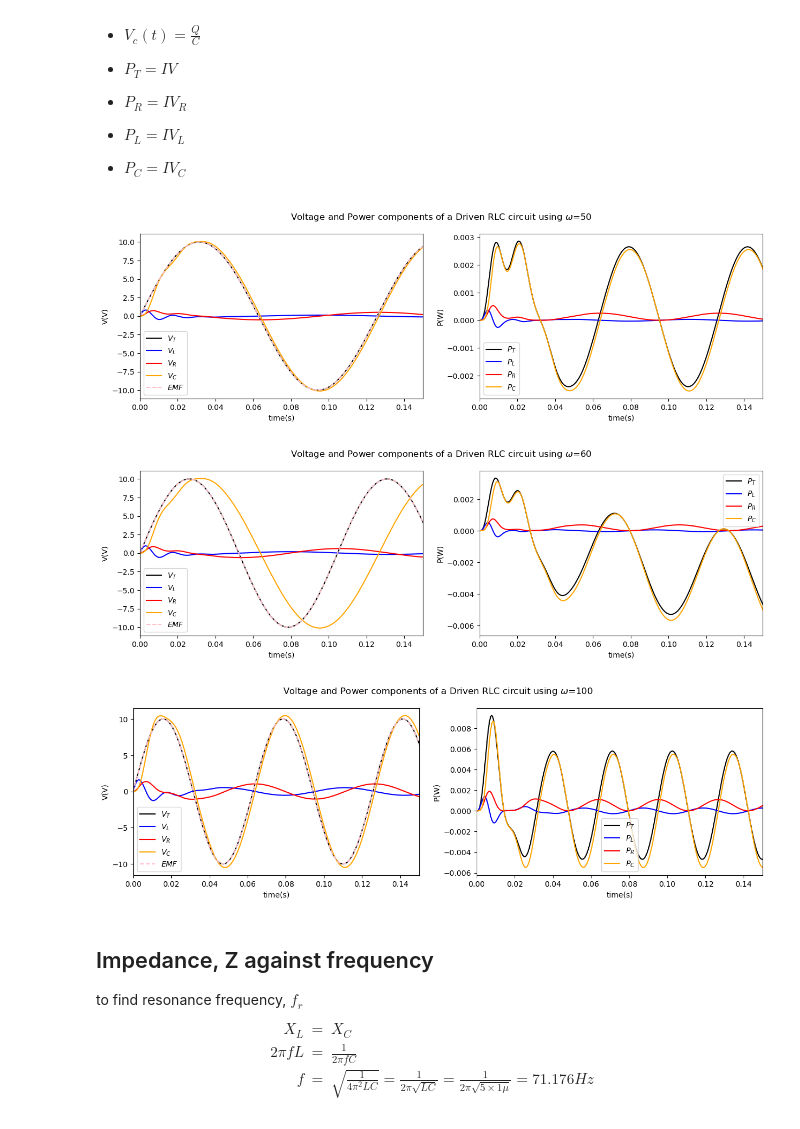
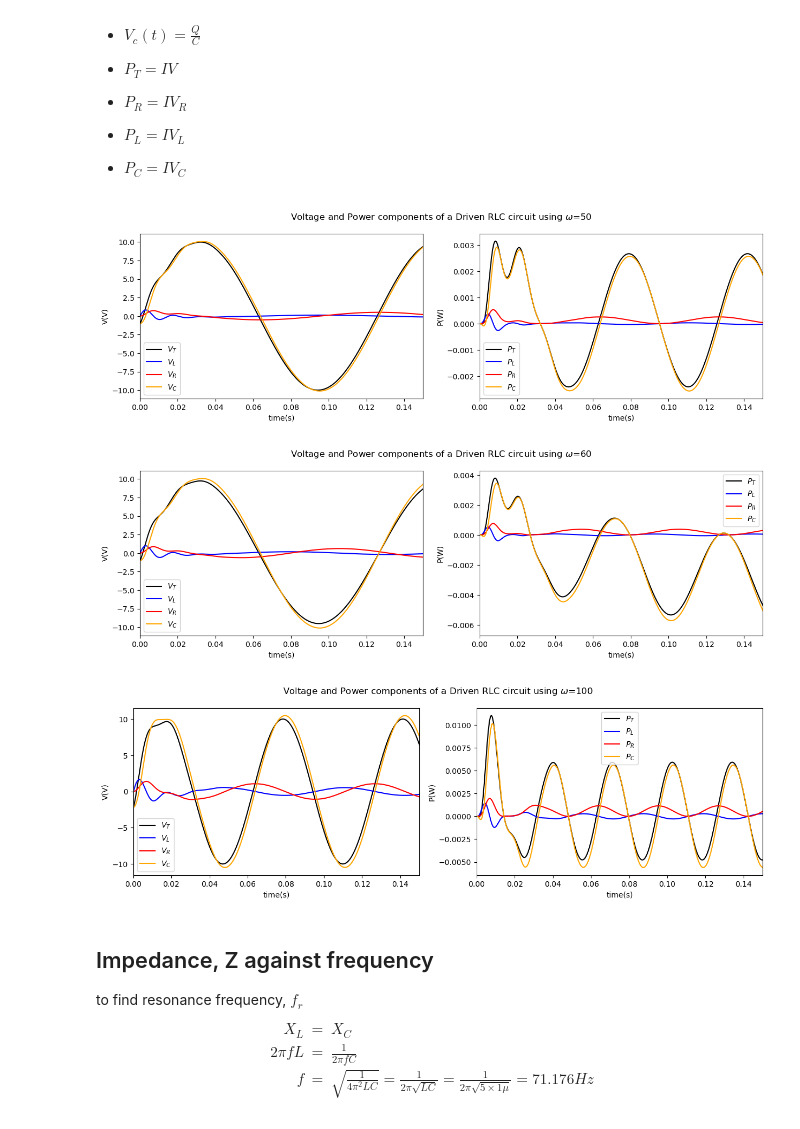
Before and after one commit to Bwimmin/Driven-RLC-Circuit, a Jupyter notebook: Driven RLC Circuit.ipynb, the cells around one changed output. Drawn from its saved outputs; the diff is of its cells as text; code cells hidden in the pictures.

```diff
--- a/Driven RLC Circuit.ipynb
+++ b/Driven RLC Circuit.ipynb
@@ -80,7 +77,7 @@ def RLC (omega, C, L, R, FD, t, dt) :
 # %%
-A_Q50 ,A_I50, EMF50, A_P50,  N_I50, N_Q50, VT50, N_P50 = RLC (50, C, L, R, FD, t, dt)
-A_Q60 ,A_I60, EMF60, A_P60,  N_I60, N_Q60, VT60, N_P60 = RLC (60, C, L, R, FD, t, dt)
-A_Q100,A_I100,EMF100, A_P100,N_I100,N_Q100,VT100, N_P100 = RLC (100, C, L, R, FD, t, dt)
+A_Q50 ,A_I50, A_V50, A_P50,  N_I50, N_Q50, N_V50, N_P50 = RLC (50, C, L, R, FD, t, dt)
+A_Q60 ,A_I60, A_V60, A_P60,  N_I60, N_Q60, N_V60, N_P60 = RLC (60, C, L, R, FD, t, dt)
+A_Q100,A_I100,A_V100, A_P100,N_I100,N_Q100,N_V100, N_P100 = RLC (100, C, L, R, FD, t, dt)
 # %%
 fig, (ax1, ax2, ax3, ax4) = plt.subplots(1, 4, figsize=(25, 4))
 
@@ -217,7 +214,7 @@ using $\omega=100$
 - $P_L = IV_L$
 - $P_C = IV_C$
 # %%
-def VandP_components (VT, I, Q, R, L, C, dt) :
+def VandP_components (V, I, Q, R, L, C, dt) :
 
     VR = I*R
     VL = L*np.gradient(I)/dt
@@ -232,9 +229,9 @@ def VandP_components (VT, I, Q, R, L, C, dt) :
 
     return VT, VR, VL, VC, PT, PR, PL, PC
 
-VT50_comp, VR50, VL50, VC50, PT50, PR50, PL50, PC50 = VandP_components (VT50, A_I50, A_Q50, R, L, C, dt)
-VT60_comp, VR60, VL60, VC60, PT60, PR60, PL60, PC60 = VandP_components (VT60, A_I60, A_Q50, R, L, C, dt)
-VT100_comp,  VR100, VL100, VC100, PT100, PR100, PL100, PC100 = VandP_components (VT100, A_I100, A_Q100, R, L, C, dt)
+VT50_comp, VR50, VL50, VC50, PT50, PR50, PL50, PC50 = VandP_components (A_V50, A_I50, A_Q50, R, L, C, dt)
+VT60_comp, VR60, VL60, VC60, PT60, PR60, PL60, PC60 = VandP_components (A_V60, A_I60, A_Q50, R, L, C, dt)
+VT100_comp,  VR100, VL100, VC100, PT100, PR100, PL100, PC100 = VandP_components (A_V100, A_I100, A_Q100, R, L, C, dt)
 # %%
 fig, (ax1, ax2) = plt.subplots(1, 2, figsize=(15, 4))
 
@@ -244,7 +241,7 @@ ax1.plot(t,      VT50_comp,     color = 'black' ,label = r'$V_T$',)
 ax1.plot(t,      VL50,     color = 'blue'  ,label = r'$V_L $')
 ax1.plot(t,      VR50,     color = 'red'   ,label = r'$V_R $')
 ax1.plot(t,      VC50,     color = 'orange',label = r'$V_C $')
-ax1.plot(t,      EMF50,  '--',   color = 'pink' ,label = r'$EMF$',)
+#ax1.plot(t,      EMF50,  '--',   color = 'pink' ,label = r'$EMF$',)
 
 ax2.plot(t,      PT50,    color = 'black', label = r'$P_T$')
 ax2.plot(t,      PL50,    color = 'blue',  label = r'$P_L $')
@@ -260,18 +257,18 @@ ax1.set_xlim(0,0.15)
 ax2.set_xlim(0,0.15)
 plt.savefig('Voltage and power components of a RLC circuit using omega=50.png')
 # %% [output]
-[figure, old version]
+[figure, new version]
 # %%
 fig, (ax1, ax2) = plt.subplots(1, 2, figsize=(15, 4))
 
 fig.suptitle(r'Voltage and Power components of a Driven RLC circuit using $\omega$=60')
 
-ax1.plot(t,      VT60,     color = 'black' ,label = r'$V_T$',)
+ax1.plot(t,      VT60_comp,     color = 'black' ,label = r'$V_T$',)
 ax1.plot(t,      VL60,     color = 'blue'  ,label = r'$V_L $')
 ax1.plot(t,      VR60,     color = 'red'   ,label = r'$V_R $')
 ax1.plot(t,      VC60,     color = 'orange',label = r'$V_C $')
-ax1.plot(t,      EMF60, '--',    color = 'pink' ,label = r'$EMF$',)
-,
+#ax1.plot(t,      EMF60, '--',    color = 'pink' ,label = r'$EMF$',)
+
 ax2.plot(t,      PT60,    color = 'black', label = r'$P_T$')
 ax2.plot(t, PL60,    color = 'blue',  label = r'$P_L $')
 ax2.plot(t,      PR60,    color = 'red',   label = r'$P_R $')
@@ -285,34 +282,34 @@ ax1.set_xlim(0,0.15)
 ax2.set_xlim(0,0.15)
 plt.savefig('Voltage and power components of a RLC circuit using omega=60.png')
 # %% [output]
-[figure, old version]
+[figure, new version]
 # %%
 fig, (ax1, ax2) = plt.subplots(1, 2, figsize=(15, 4))
 
 fig.suptitle(r'Voltage and Power components of a Driven RLC circuit using $\omega$=100')
 
 
 ax1.plot(t,      VT100_comp,     color = 'black' ,label = r'$V_T$',)
 ax1.plot(t,      VL100,     color = 'blue'  ,label = r'$V_L $')
 ax1.plot(t,      VR100,     color = 'red'   ,label = r'$V_R $')
 ax1.plot(t,      VC100,     color = 'orange',label = r'$V_C $')
-ax1.plot(t,      EMF100, '--',    color = 'pink' ,label = r'$EMF$',)
+#ax1.plot(t,      EMF100, '--',    color = 'pink' ,label = r'$EMF$',)
 
 ax2.plot(t,      PT100,    color = 'black', label = r'$P_T$')
 ax2.plot(t, PL100,    color = 'blue',  label = r'$P_L $')
 ax2.plot(t,      PR100,    color = 'red',   label = r'$P_R $')
 ax2.plot(t,      PC100,    color = 'orange',label = r'$P_C $')
 
 
 ax1.set(ylabel=r'V(V)', xlabel=r'time(s)')
 ax1.legend()
 ax2.set(ylabel=r'P(W)', xlabel=r'time(s)')
 ax2.legend()
 ax1.set_xlim(0,0.15)
 ax2.set_xlim(0,0.15)
 plt.savefig('Voltage and power components of a RLC circuit using omega=100.png')
 # %% [output]
-[figure, old version]
+[figure, new version]
 # %% [markdown]
 ## Impedance, Z against frequency
 to find resonance frequency, $f_r$
```
Also changed, not shown: parts of 22 cells of this notebook.
